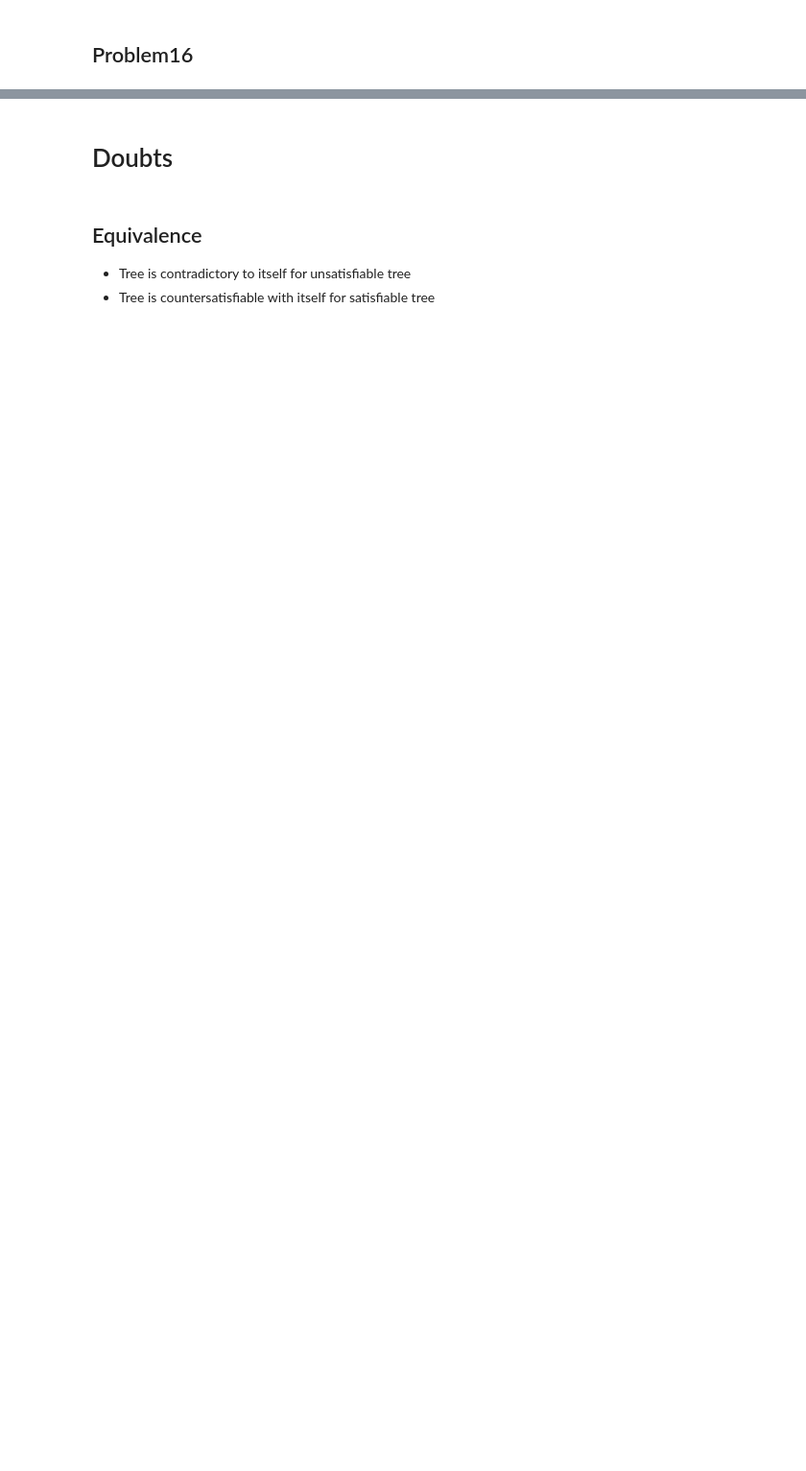
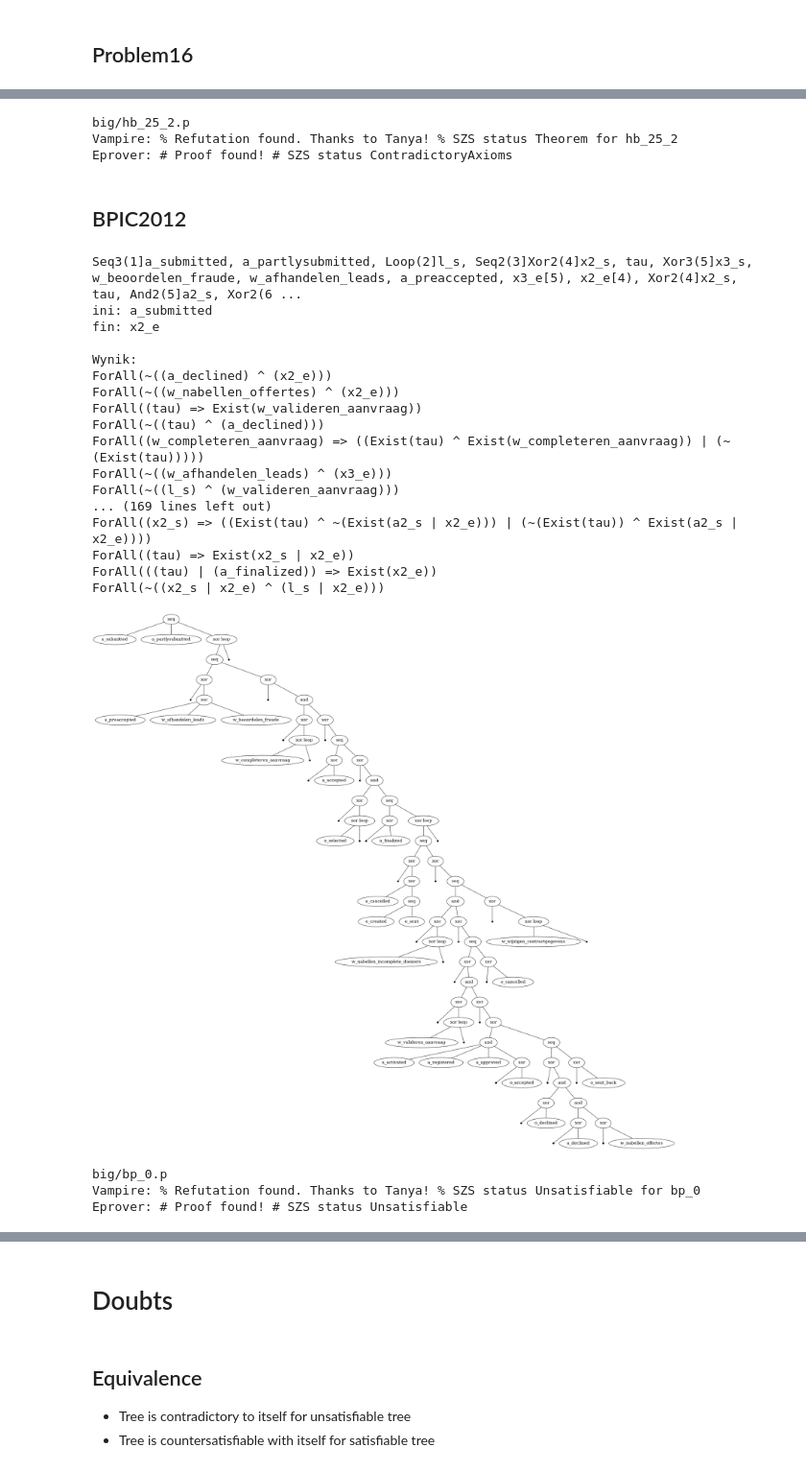
Before and after one commit to Isdre/ProcessMining, a Jupyter notebook: run_provers.ipynb, the cells around one changed output, grey strips where cells are left out. Shown at 96% size. Drawn from its saved outputs; the diff is of its cells as text; code cells hidden in the pictures; blank space fills up the shorter version.

```diff
--- a/run_provers.ipynb
+++ b/run_provers.ipynb
@@ -349,0 +448,48 @@ Eprover: # Proof found! # SZS status Theorem
+# %%
+with open('big/hb_25.p', 'r') as f:
+    text = f.read()
+text += '\n\n' + '''
+fof(thesis, conjecture, (
+    ![X]: new(X) => ?[Y]: join_pat(Y)
+)).
+'''
+with open('big/hb_25_2.p', 'w') as f:
+    f.write(text)
+
+print_provers(use_provers("big/hb_25_2.p"))
+# %% [output]
+big/hb_25_2.p
+Vampire: % Refutation found. Thanks to Tanya! % SZS status Theorem for hb_25_2
+Eprover: # Proof found! # SZS status ContradictoryAxioms
+# %% [markdown]
+## BPIC2012
+# %%
+log = pm4py.read_xes("Data/bpic2012.xes")
+
+process_tree = pm4py.discover_process_tree_inductive(
+    log, 0.0, activity_key='concept:name', case_id_key='case:concept:name', timestamp_key='time:timestamp')
+tree_to_tptp(process_tree, "big/bp_0.p", rule_prefix="A")
+pm4py.view_process_tree(process_tree)
+print_provers(use_provers("big/bp_0.p"))
+# %% [output]
+Seq3(1]a_submitted, a_partlysubmitted, Loop(2]l_s, Seq2(3]Xor2(4]x2_s, tau, Xor3(5]x3_s, w_beoordelen_fraude, w_afhandelen_leads, a_preaccepted, x3_e[5), x2_e[4), Xor2(4]x2_s, tau, And2(5]a2_s, Xor2(6 ...
+ini: a_submitted
+fin: x2_e
+
+Wynik:
+ForAll(~((a_declined) ^ (x2_e)))
+ForAll(~((w_nabellen_offertes) ^ (x2_e)))
+ForAll((tau) => Exist(w_valideren_aanvraag))
+ForAll(~((tau) ^ (a_declined)))
+ForAll((w_completeren_aanvraag) => ((Exist(tau) ^ Exist(w_completeren_aanvraag)) | (~(Exist(tau)))))
+ForAll(~((w_afhandelen_leads) ^ (x3_e)))
+ForAll(~((l_s) ^ (w_valideren_aanvraag)))
+... (169 lines left out)
+ForAll((x2_s) => ((Exist(tau) ^ ~(Exist(a2_s | x2_e))) | (~(Exist(tau)) ^ Exist(a2_s | x2_e))))
+ForAll((tau) => Exist(x2_s | x2_e))
+ForAll(((tau) | (a_finalized)) => Exist(x2_e))
+ForAll(~((x2_s | x2_e) ^ (l_s | x2_e)))
+[figure, added]
+big/bp_0.p
+Vampire: % Refutation found. Thanks to Tanya! % SZS status Unsatisfiable for bp_0
+Eprover: # Proof found! # SZS status Unsatisfiable
```
Also changed, not shown: parts of 36 cells of this notebook, 40 other files.
